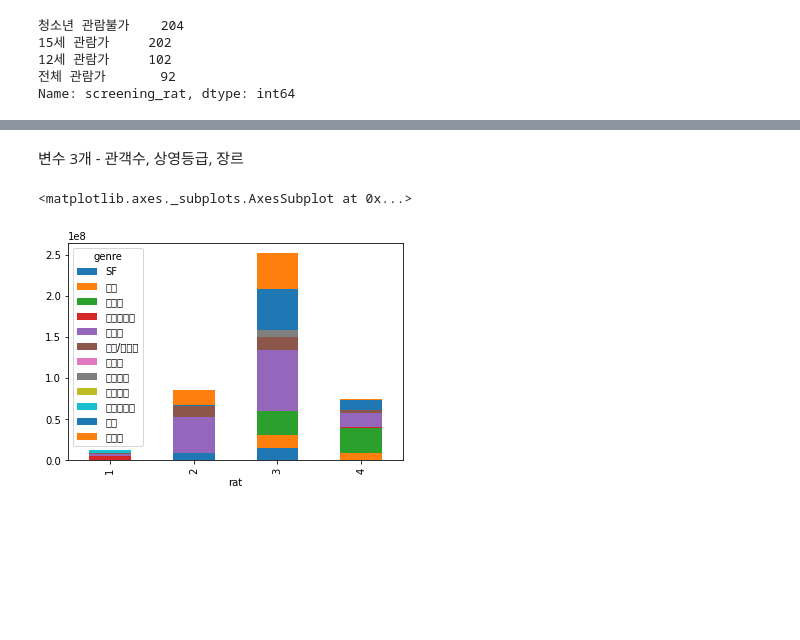
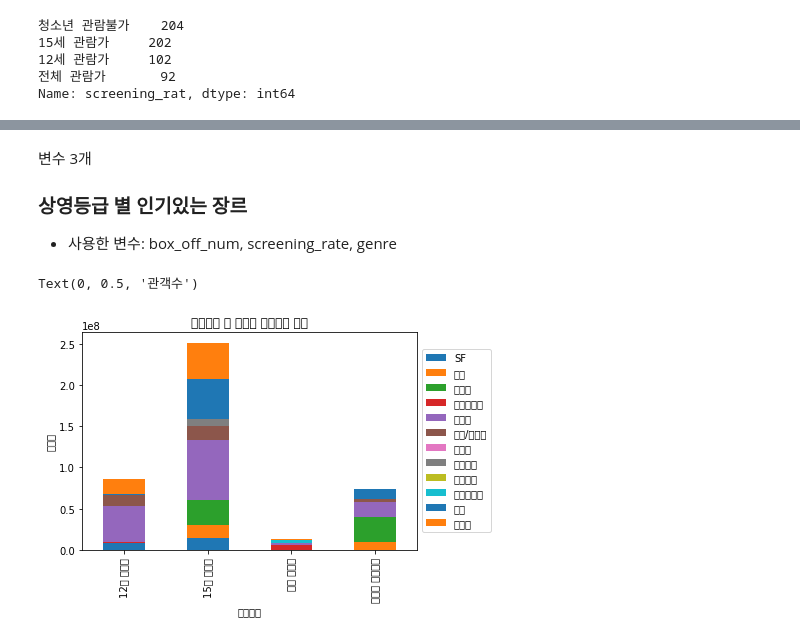
Before and after one commit to JJJJeon/ESAA, a Jupyter notebook: Untitled12.ipynb, the cells around one changed output, grey strips where cells are left out. Drawn from its saved outputs; the diff is of its cells as text; code cells hidden in the pictures; blank space fills up the shorter version.

```diff
--- a/Untitled12.ipynb
+++ b/Untitled12.ipynb
@@ -49,23 +69,17 @@ ax=sns.boxplot(x='screening_rat',y='box_off_num',data=movies)
 # %% [markdown]
-변수 3개 - 관객수, 상영등급, 장르
+변수 3개
+### 상영등급 별 인기있는 장르
+* 사용한 변수: box_off_num, screening_rate, genre
-# %%
-movies['rat']=''
-for i in range(600):
-  if movies['screening_rat'][i] == '청소년 관람불가':
-    movies['rat'][i]=4
-  elif movies['screening_rat'][i]=='15세 관람가':
-    movies['rat'][i]=3
-  elif movies['screening_rat'][i]=='전체 관람가':
-    movies['rat'][i]=1
-  elif movies['screening_rat'][i]=='12세 관람가':
-    movies['rat'][i]=2
-#string인 screening_rate를 int로 변환하여 새로운 column 'rat'에 저장하는 코드. 전체관람가=1, 12세 관람가=2, 15세 관람가=3, 청소년 관람불가=4
 # %%
-a=movies.groupby(['rat','genre']).sum()
+a=movies.groupby(['screening_rat','genre']).sum()
 a=pd.DataFrame(a.reset_index())
-a = a.pivot(index='rat', columns='genre', values='box_off_num')
+a = a.pivot(index='screening_rat', columns='genre', values='box_off_num')
 a.plot.bar(stacked=True)
+plt.legend(loc='center left', bbox_to_anchor=(1, 0.5))
+plt.title('상영등급 별 장르가 차지하는 비율')
+plt.xlabel('상영등급')
+plt.ylabel('관객수')
 #전체관람가에서는 빨간색이 가장 많고, 12세 관람가, 15세 관람가에서는 보라색이 제일 많고, 청소년 관람불가에서는 초록색이 가장 많다.
 # %% [output]
-<matplotlib.axes._subplots.AxesSubplot at 0x...>
+Text(0, 0.5, '관객수')
-[figure, old version]
+[figure, new version]
```
Also changed, not shown: parts of 5 cells of this notebook.
